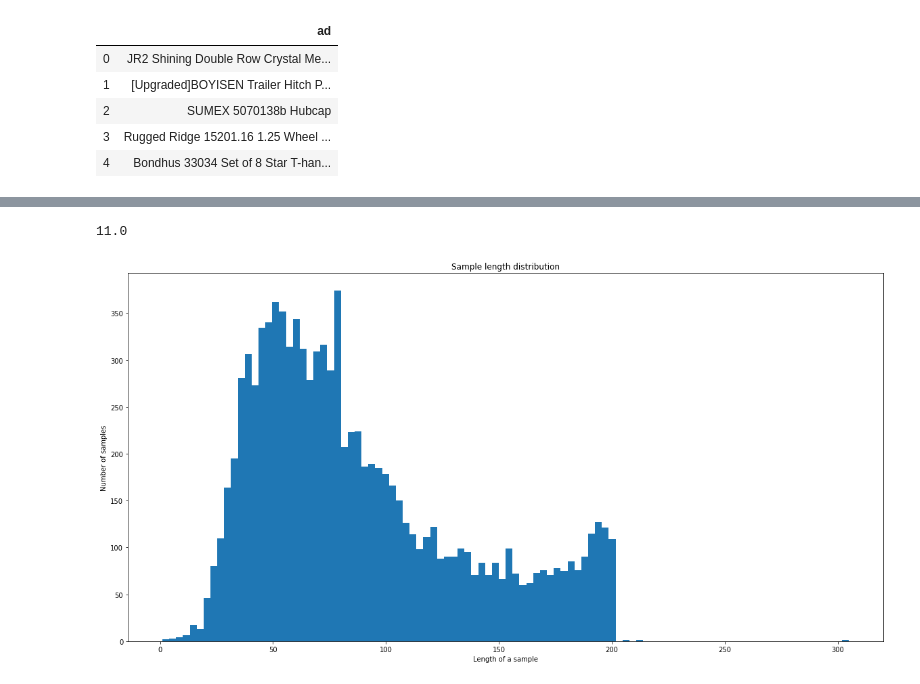
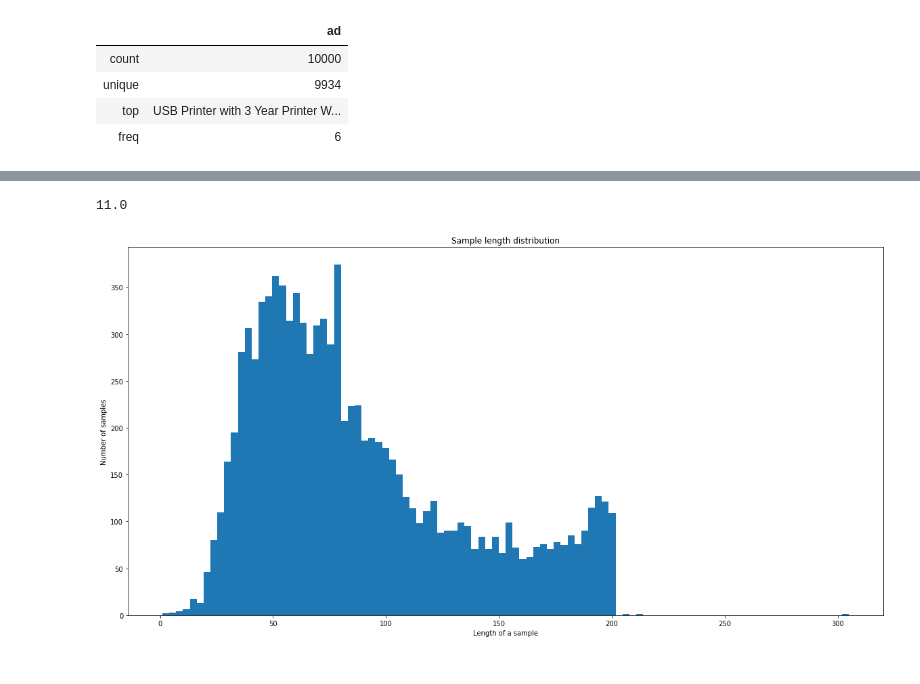
Before and after one commit to ourendingdays/Diploma, a Jupyter notebook: logic/google-dev.ipynb, the cells around one changed output, grey strips where cells are left out. Cells and saved outputs as stored; diff of their text form; code cells hidden in the pictures.

```diff
--- a/logic/google-dev.ipynb
+++ b/logic/google-dev.ipynb
@@ -8,11 +17,12 @@ from sklearn.feature_extraction.text import CountVectorizer
-# %%
-ads = pd.read_csv('ten_scrapped_data_fixed.csv', names=['ad'])
-ads.head()
-# %% [output]
-|  | ad |
-| 0 | JR2 Shining Double Row Crystal Me... |
-| 1 | [Upgraded]BOYISEN Trailer Hitch P... |
-| 2 | SUMEX 5070138b Hubcap |
-| 3 | Rugged Ridge 15201.16 1.25 Wheel ... |
-| 4 | Bondhus 33034 Set of 8 Star T-han... |
+# %%
+df = pd.read_csv('amazon_ten_topic_data.csv', names=['ad'])
+df.dropna(inplace=True)
+df = df.sample(frac=1)
+df.describe()
+# %% [output]
+|  | ad |
+| count | 10000 |
+| unique | 9934 |
+| top | USB Printer with 3 Year Printer W... |
+| freq | 6 |
 # %%
```
Also changed, not shown: parts of 23 cells of this notebook.
